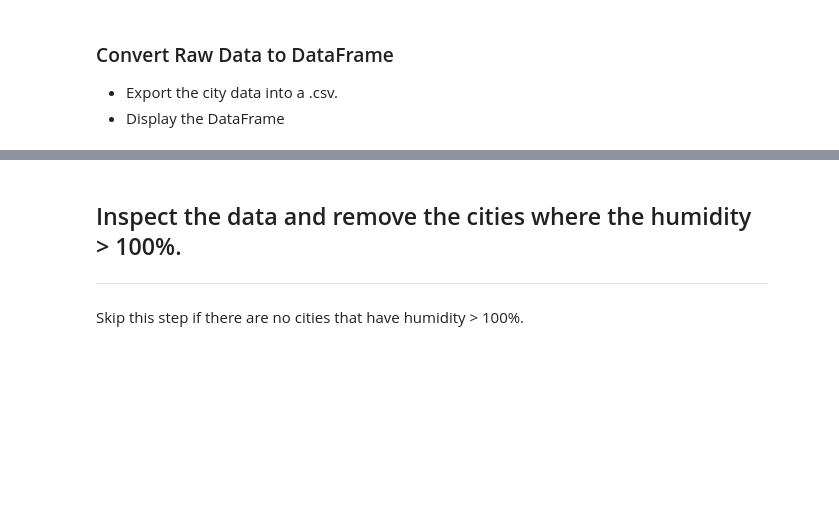
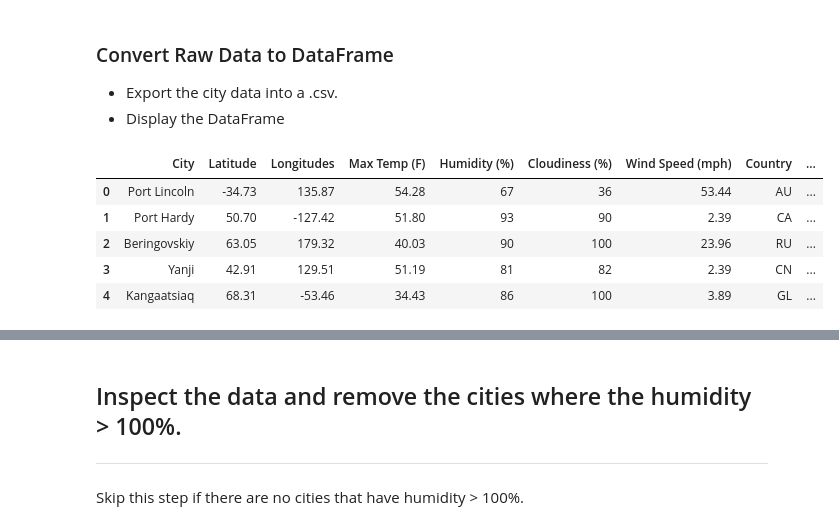
Before and after one commit to fasahathsyeda/API-challenge, a Jupyter notebook: starter_code/WeatherPy.ipynb, the cells around one changed output, grey strips where cells are left out. Saved outputs shown, nothing was run; the diff lists cells and outputs as text; code cells hidden in the pictures; blank space fills up the shorter version.

Commit message:
reorganising weatherpy

```diff
--- a/starter_code/WeatherPy.ipynb
+++ b/starter_code/WeatherPy.ipynb
@@ -181,20 +194,27 @@ pprint(city_data)
 # %%
 summary_data = pd.DataFrame({"City": city_name_list,
                              "Latitude": city_latitudes,
                              "Longitudes":city_longitudes,
                              "Max Temp (F)": city_temperature,
                              "Humidity (%)": city_humidity,
                              "Cloudiness (%)": city_cloudiness,
                              "Wind Speed (mph)": city_windspeed,
                              "Country":city_country,
                              "Date":city_date
                              })
 summary_data.head()
 
 # Save Data to csv
-summary_data.to_csv("Cities_weather_data.csv", encoding="utf-8", index=False)
+summary_data.to_csv("Output_data/Cities_weather_data.csv", encoding="utf-8", index=False)
 
 len(summary_data)
 summary_data.head()
+# %% [output]
+|  | City | Latitude | Longitudes | Max Temp (F) | Humidity (%) | Cloudiness (%) | Wind Speed (mph) | Country | ... |
+| 0 | Port Lincoln | -34.73 | 135.87 | 54.28 | 67 | 36 | 53.44 | AU | ... |
+| 1 | Port Hardy | 50.70 | -127.42 | 51.80 | 93 | 90 | 2.39 | CA | ... |
+| 2 | Beringovskiy | 63.05 | 179.32 | 40.03 | 90 | 100 | 23.96 | RU | ... |
+| 3 | Yanji | 42.91 | 129.51 | 51.19 | 81 | 82 | 2.39 | CN | ... |
+| 4 | Kangaatsiaq | 68.31 | -53.46 | 34.43 | 86 | 100 | 3.89 | GL | ... |
 # %%
 summary_data.columns
```
Also changed, not shown: parts of 21 cells of this notebook, 30 other files.
